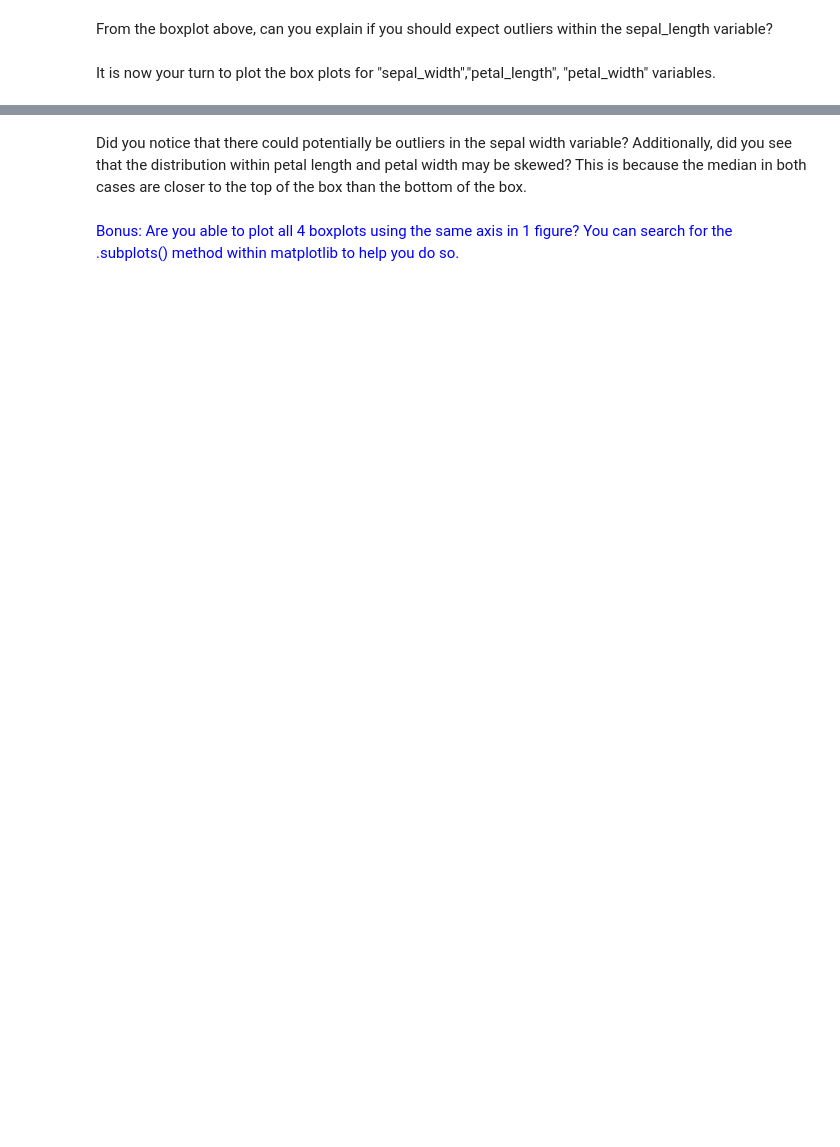
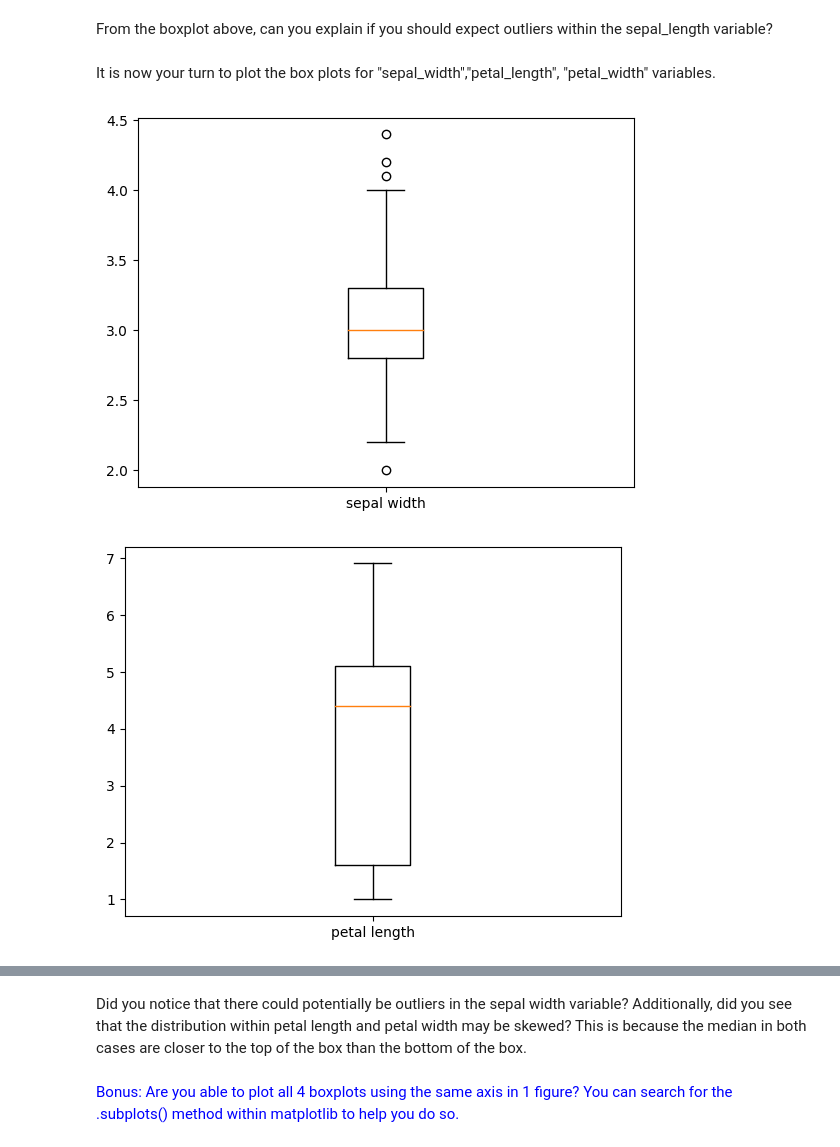
Before and after one commit to Kuldeep-Bhurani/Intel-AI-For-Youth, a Jupyter notebook: Provided/(2) [Jupyter - Youth] Module 16.ipynb, the cells around one changed output, grey strips where cells are left out. Saved outputs shown, nothing was run; the diff lists cells and outputs as text; code cells hidden in the pictures; blank space fills up the shorter version.

```diff
--- a/Provided/(2) [Jupyter - Youth] Module 16.ipynb
+++ b/Provided/(2) [Jupyter - Youth] Module 16.ipynb
@@ -45,0 +59,10 @@ It is now your turn to plot the box plots for "sepal_width","petal_length", "pet
+# %%
+plt.boxplot(df['3.5'],showfliers=True,labels=['sepal width'])
+plt.show();
+plt.boxplot(df['1.4'],showfliers=True,labels=['petal length'])
+plt.show();
+plt.boxplot(df['0.2'],showfliers=True,labels=['petal width'])
+plt.show();
+# %% [output]
+[figure, added]
+[figure, added]
```
Also changed, not shown: parts of 16 cells of this notebook, 3 other files.
